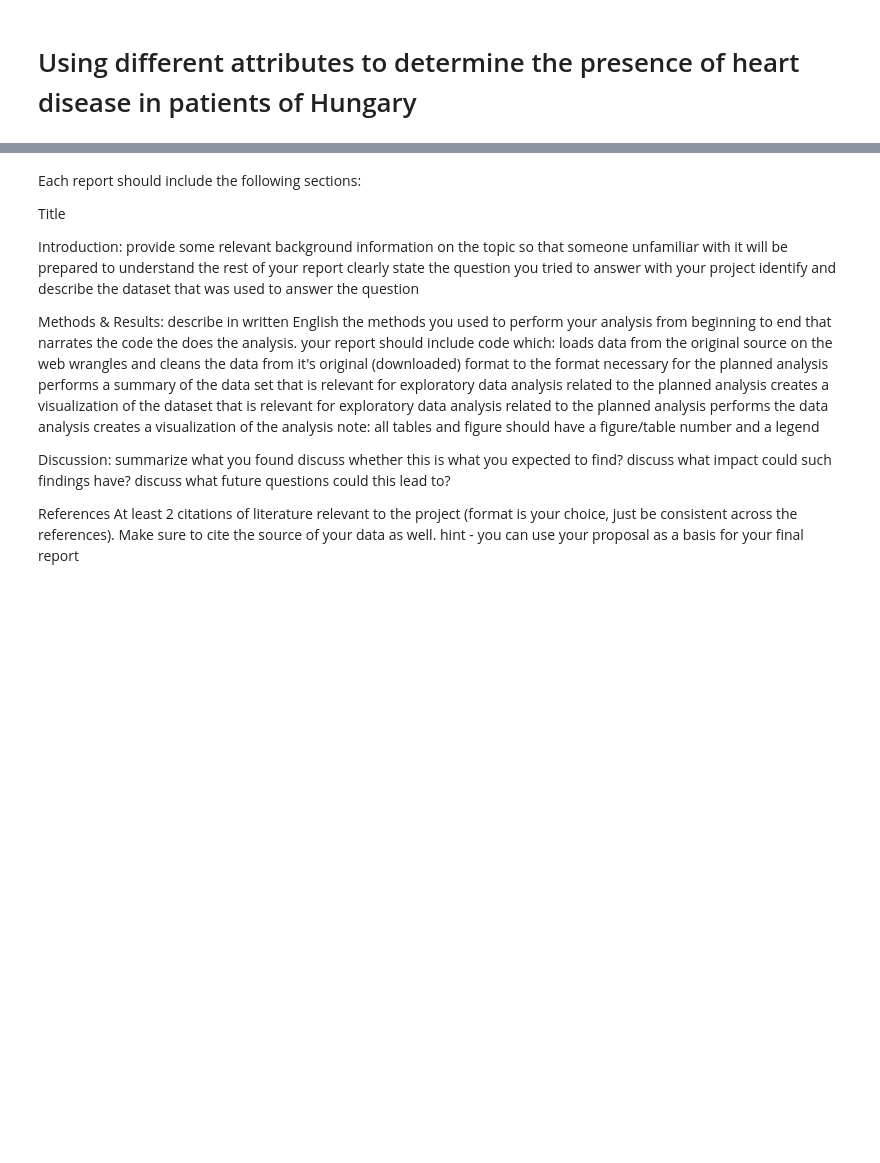
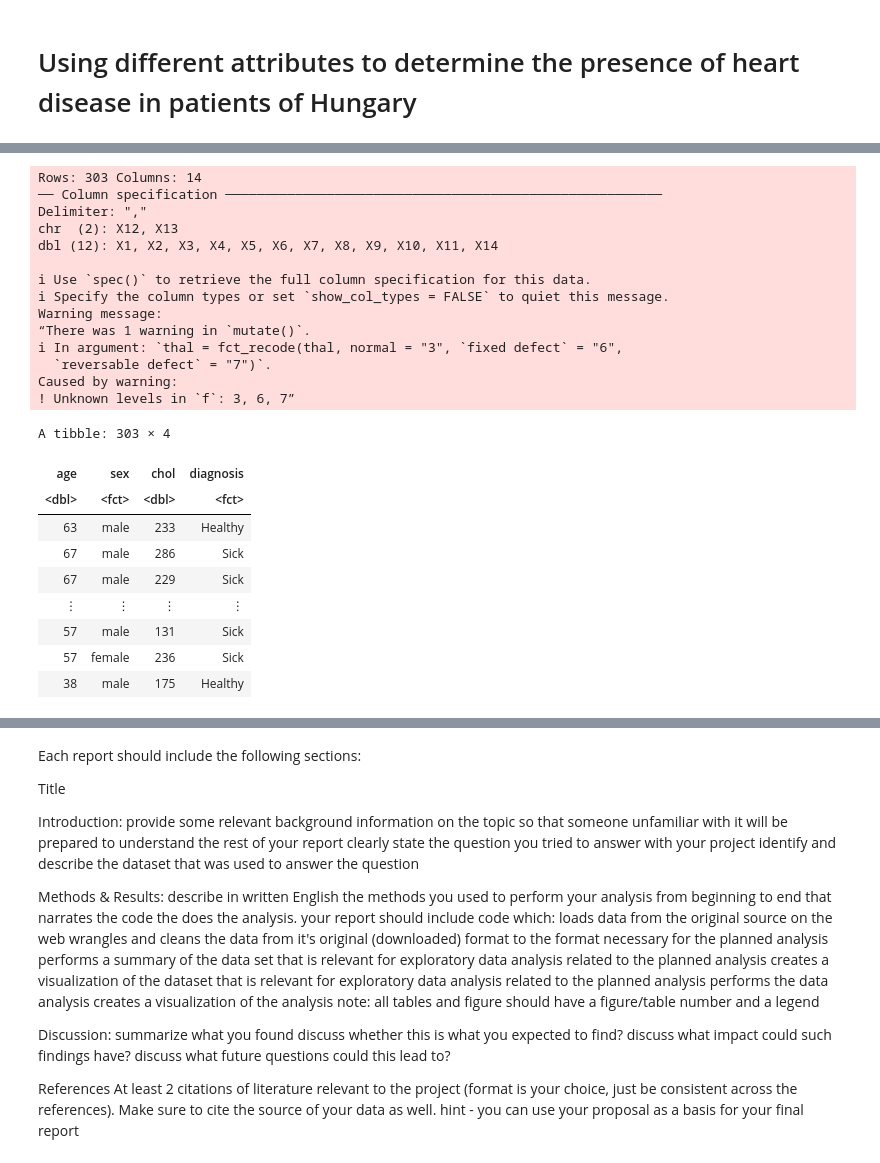
Before and after one commit to ANGUO17/dsci-100-2023w2-group-06, a Jupyter notebook: Group Project Report.ipynb, the cells around one changed output, grey strips where cells are left out. Cells and saved outputs as stored; diff of their text form; code cells hidden in the pictures; blank space fills up the shorter version.

```diff
--- a/Group Project Report.ipynb
+++ b/Group Project Report.ipynb
@@ -245,0 +205,62 @@ Prediction Healthy Sick
+# %%
+
+url <- "https://raw.githubusercontent.com/ANGUO17/dsci-100-2023w2-group-06/main/heart%2Bdisease/processed.cleveland.data"
+
+cleveland_data <- read_csv(url, col_names = FALSE)
+
+
+colnames(cleveland_data) <- c("age", "sex", "cp", "trestbps", "chol" , "fbs",
+                    "restecg", "thalach", "exang", "oldpeak", "slope", "ca",
+                    "thal", "num")
+
+
+cleveland_data_processed <- cleveland_data |>
+    mutate(age = as.numeric(age)) |>
+    mutate(trestbps = as.numeric(trestbps)) |>
+    mutate(chol = as.numeric(chol)) |>
+    mutate(thalach = as.numeric(thalach)) |>
+    mutate(sex = as_factor(sex)) |>
+    mutate(sex = fct_recode(sex, "male" = "1", "female" = "0")) |>
+    mutate(cp = as_factor(cp)) |>
+    mutate(cp = fct_recode(cp, "typical angina" = "1", "atypical angina" = "2",
+                                        "non-anginal pain" = "3" , "asymptomatic" = "4" )) |>
+    mutate(fbs = as_factor(fbs)) |>
+    mutate(fbs = fct_recode(fbs, "true" = "1", "false" = "0" )) |>
+    mutate(restecg = as_factor(restecg)) |>
+    mutate(restecg = fct_recode(restecg, "normal" = "0", "abnormal" = "1" )) |>
+    mutate(exang = as_factor(exang)) |>
+    mutate(exang = fct_recode(exang, "yes" = "1", "no" = "0" )) |>
+    mutate(slope = as_factor(slope)) |>
+    mutate(slope = fct_recode(slope, "upsloping" = "1", "flat" = "2", "downsloping" = "3")) |>
+    mutate(thal = as_factor(thal)) |>
+    mutate(thal = fct_recode(thal, "normal" = "3", "fixed defect" = "6", "reversable defect" = "7" )) |>
+    mutate(diagnosis = as_factor(num)) |>
+    mutate(diagnosis = fct_recode(diagnosis, "Sick" = "1","Sick" = "2" ,"Sick" = "3","Sick" = "4", "Healthy" = "0" )) |>
+    select(age, sex, chol, diagnosis)
+
+cleveland_data_processed
+# %% [output]
+Rows: 303 Columns: 14
+── Column specification ────────────────────────────────────────────────────────
+Delimiter: ","
+chr  (2): X12, X13
+dbl (12): X1, X2, X3, X4, X5, X6, X7, X8, X9, X10, X11, X14
+
+ℹ Use `spec()` to retrieve the full column specification for this data.
+ℹ Specify the column types or set `show_col_types = FALSE` to quiet this message.
+Warning message:
+“There was 1 warning in `mutate()`.
+ℹ In argument: `thal = fct_recode(thal, normal = "3", `fixed defect` = "6",
+  `reversable defect` = "7")`.
+Caused by warning:
+! Unknown levels in `f`: 3, 6, 7”
+A tibble: 303 × 4
+| age | sex | chol | diagnosis |
+| <dbl> | <fct> | <dbl> | <fct> |
+| 63 | male | 233 | Healthy |
+| 67 | male | 286 | Sick |
+| 67 | male | 229 | Sick |
+| ⋮ | ⋮ | ⋮ | ⋮ |
+| 57 | male | 131 | Sick |
+| 57 | female | 236 | Sick |
+| 38 | male | 175 | Healthy |
```
Also changed, not shown: parts of 8 cells of this notebook.
